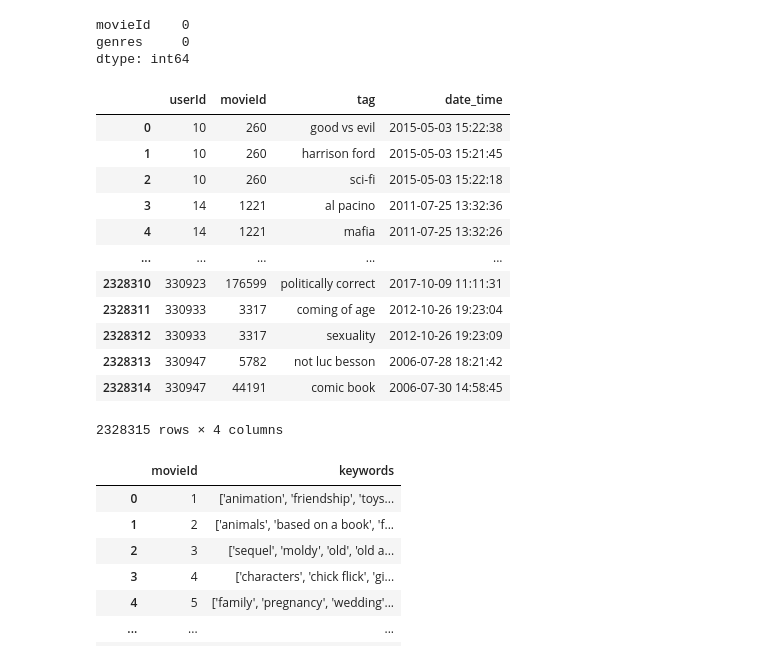
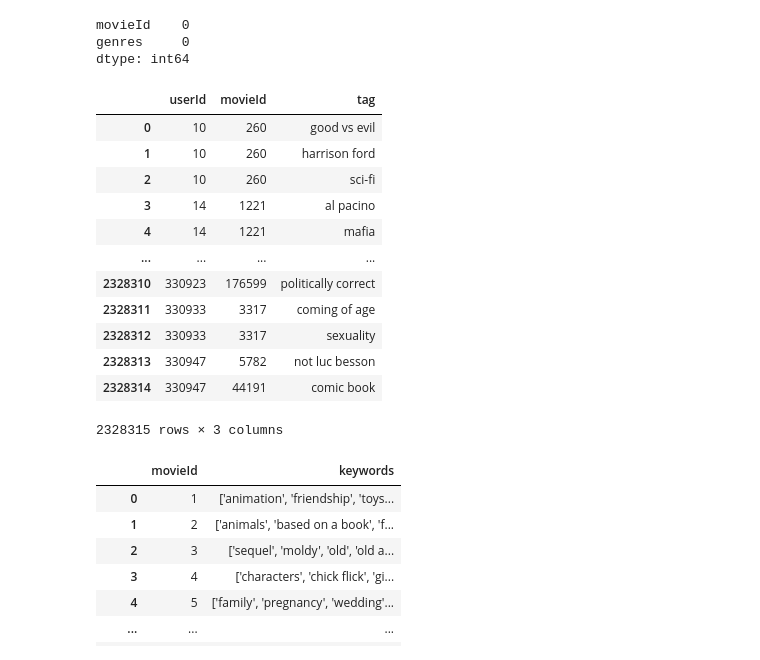
Before and after one commit to DK-Hieu/PTPM_project, a Jupyter notebook: PTPM_data_db.ipynb, the cells around one changed output. Drawn from its saved outputs; the diff is of its cells as text; code cells hidden in the pictures.

```diff
--- a/PTPM_data_db.ipynb
+++ b/PTPM_data_db.ipynb
@@ -255,29 +294,29 @@ dtype: int64
 #          inplace= True
 #         )
 # %%
-# DONE
+# DONE -- CSV
 moives_tags = pd.read_csv(os.path.join(pathfolder,'tags.csv'))
-moives_tags['date_time'] = pd.to_datetime(moives_tags['timestamp'],unit='s')
+# moives_tags['date_time'] = pd.to_datetime(moives_tags['timestamp'],unit='s')
 # moives_tags['date'] = pd.to_datetime(moives_tags['date_time'],format='%Y-%m-%d %H:%M:%S').dt.strftime('%Y-%m-%d')
 moives_tags['tag'] = moives_tags['tag'].str.lower().str.strip()
 moives_tags['tag'] = moives_tags['tag'].replace('',np.nan)
 del moives_tags['timestamp']
 # tags.sort_values(by='tmdbId',inplace=True)
 moives_tags
 # %% [output]
-|  | userId | movieId | tag | date_time |
-| 0 | 10 | 260 | good vs evil | 2015-05-03 15:22:38 |
-| 1 | 10 | 260 | harrison ford | 2015-05-03 15:21:45 |
-| 2 | 10 | 260 | sci-fi | 2015-05-03 15:22:18 |
-| 3 | 14 | 1221 | al pacino | 2011-07-25 13:32:36 |
-| 4 | 14 | 1221 | mafia | 2011-07-25 13:32:26 |
-| ... | ... | ... | ... | ... |
-| 2328310 | 330923 | 176599 | politically correct | 2017-10-09 11:11:31 |
-| 2328311 | 330933 | 3317 | coming of age | 2012-10-26 19:23:04 |
-| 2328312 | 330933 | 3317 | sexuality | 2012-10-26 19:23:09 |
-| 2328313 | 330947 | 5782 | not luc besson | 2006-07-28 18:21:42 |
-| 2328314 | 330947 | 44191 | comic book | 2006-07-30 14:58:45 |
+|  | userId | movieId | tag |
+| 0 | 10 | 260 | good vs evil |
+| 1 | 10 | 260 | harrison ford |
+| 2 | 10 | 260 | sci-fi |
+| 3 | 14 | 1221 | al pacino |
+| 4 | 14 | 1221 | mafia |
+| ... | ... | ... | ... |
+| 2328310 | 330923 | 176599 | politically correct |
+| 2328311 | 330933 | 3317 | coming of age |
+| 2328312 | 330933 | 3317 | sexuality |
+| 2328313 | 330947 | 5782 | not luc besson |
+| 2328314 | 330947 | 44191 | comic book |
-2328315 rows × 4 columns
+2328315 rows × 3 columns
 # %%
 # moives_tags_agg = moives_tags[['movieId','tag']].drop_duplicates()
 # moives_tags_agg = moives_tags_agg.groupby('movieId').agg(keywords=('tag',list)).reset_index()
```
Also changed, not shown: parts of 9 cells of this notebook, 9 other files.
